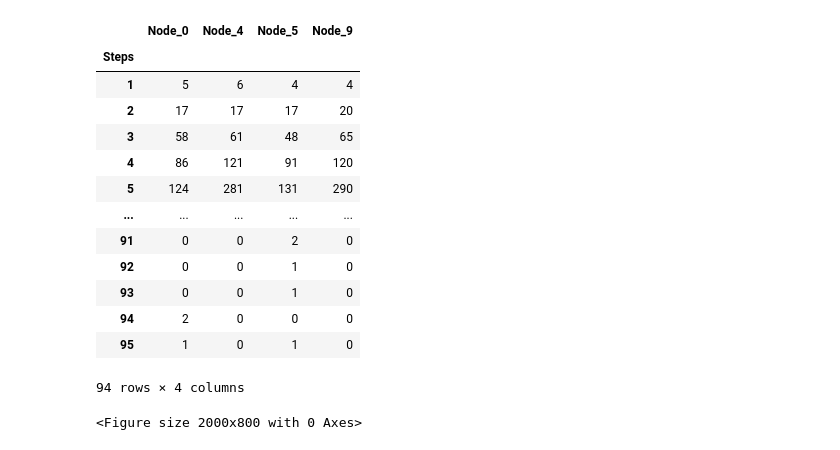
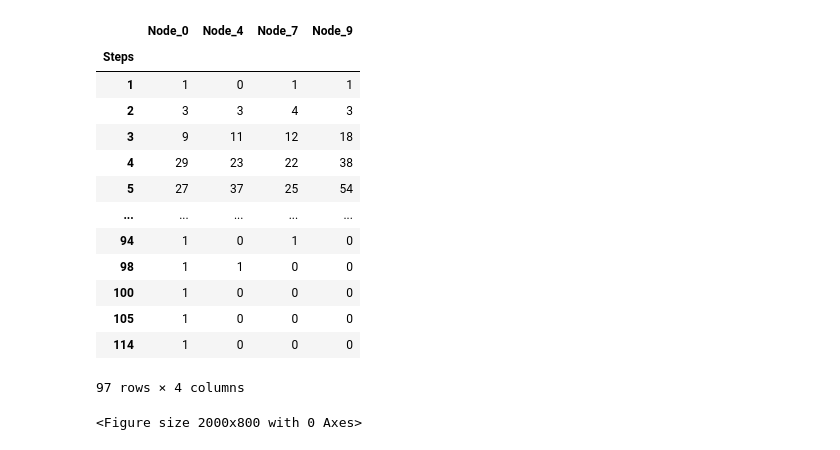
Before and after one commit to amitgaru2/cvf-python-gnn, a Jupyter notebook: simulations/cvf-analysis/analyzing raw data.ipynb, the cells around one changed output. Saved outputs shown, nothing was run; the diff lists cells and outputs as text; code cells hidden in the pictures.

```diff
--- a/simulations/cvf-analysis/analyzing raw data.ipynb
+++ b/simulations/cvf-analysis/analyzing raw data.ipynb
@@ -54,25 +54,26 @@ agg_df.to_csv(f"agg_{raw_result_filename}.csv")
 # %%
 # filter columns
 # agg_df = agg_df[['Node_0', 'Node_5', 'Node_9', 'Node_10', 'Node_13', 'Node_16']]
-agg_df = agg_df[['Node_0', 'Node_4', 'Node_5', 'Node_9']]
-# agg_df = agg_df[['Node_1', 'Node_3', 'Node_5', 'Node_8']]
+# agg_df = agg_df[['Node_0', 'Node_4', 'Node_5', 'Node_9']]
+agg_df = agg_df[['Node_0', 'Node_4', 'Node_7', 'Node_9']]
+# agg_df = agg_df[['Node_1', 'Node_3', 'Node_7', 'Node_8']]
 # agg_df = agg_df[['Node_0',  'Node_5']]
 agg_df
 # %% [output]
-|  | Node_0 | Node_4 | Node_5 | Node_9 |
+|  | Node_0 | Node_4 | Node_7 | Node_9 |
 | Steps |  |  |  |  |
-| 1 | 5 | 6 | 4 | 4 |
-| 2 | 17 | 17 | 17 | 20 |
-| 3 | 58 | 61 | 48 | 65 |
-| 4 | 86 | 121 | 91 | 120 |
-| 5 | 124 | 281 | 131 | 290 |
+| 1 | 1 | 0 | 1 | 1 |
+| 2 | 3 | 3 | 4 | 3 |
+| 3 | 9 | 11 | 12 | 18 |
+| 4 | 29 | 23 | 22 | 38 |
+| 5 | 27 | 37 | 25 | 54 |
 | ... | ... | ... | ... | ... |
-| 91 | 0 | 0 | 2 | 0 |
-| 92 | 0 | 0 | 1 | 0 |
-| 93 | 0 | 0 | 1 | 0 |
-| 94 | 2 | 0 | 0 | 0 |
-| 95 | 1 | 0 | 1 | 0 |
+| 94 | 1 | 0 | 1 | 0 |
+| 98 | 1 | 1 | 0 | 0 |
+| 100 | 1 | 0 | 0 | 0 |
+| 105 | 1 | 0 | 0 | 0 |
+| 114 | 1 | 0 | 0 | 0 |
-94 rows × 4 columns
+97 rows × 4 columns
 # %%
 plt.ioff()
 plt.figure(figsize=(20, 8))
```
Also changed, not shown: parts of 3 cells of this notebook, 6 other files.
